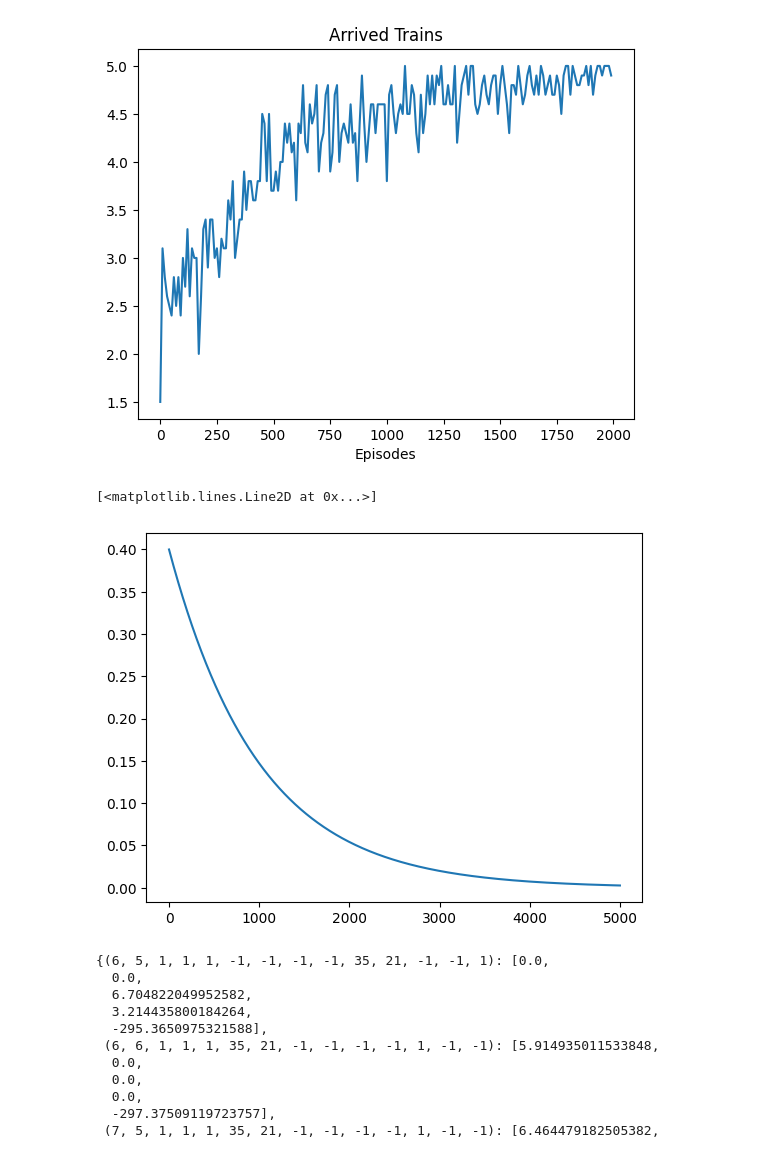
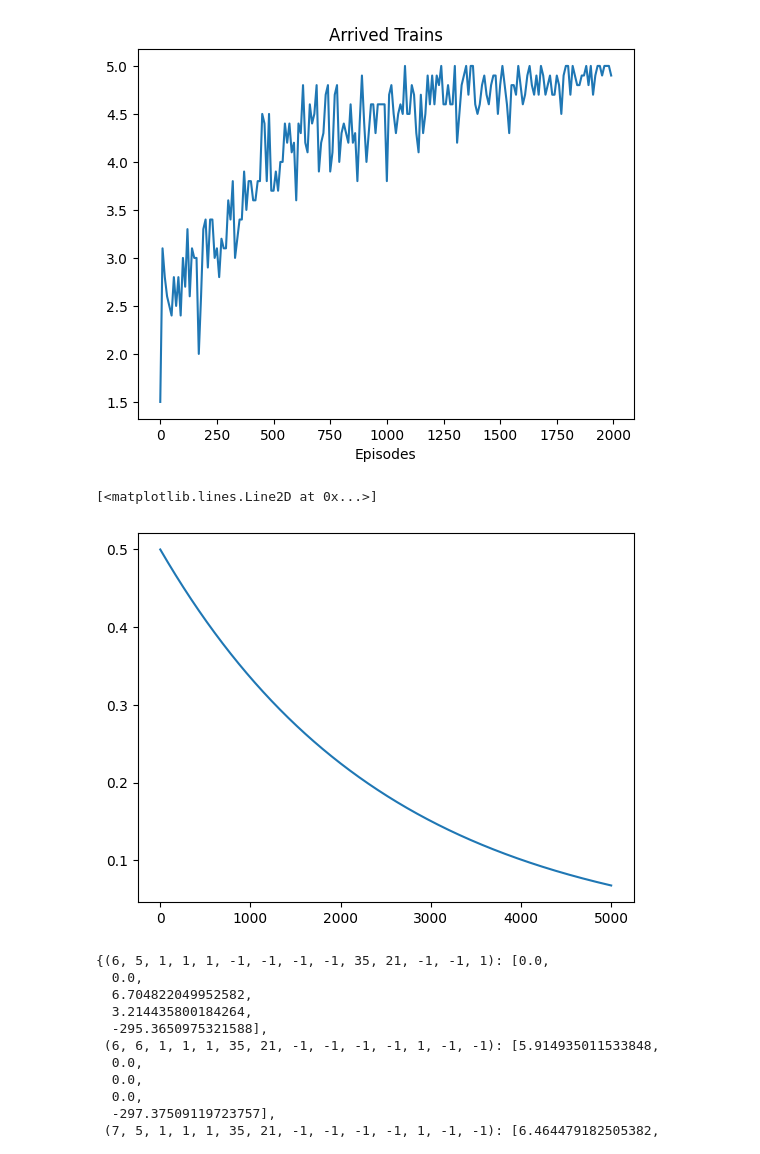
Before and after one commit to gvlos/SwitchFL, a Jupyter notebook: plot.ipynb, the cells around one changed output. Cells and saved outputs as stored; diff of their text form; code cells hidden in the pictures.

```diff
--- a/plot.ipynb
+++ b/plot.ipynb
@@ -51,11 +51,11 @@ plt.xlabel('Episodes')
 Text(0.5, 0, 'Episodes')
 [figure]
 # %%
-decay = 0.4 * (0.999 ** np.arange(5_000))
+decay = 0.5 * (0.9996 ** np.arange(5_000))
 plt.plot(decay)
 # %% [output]
 [<matplotlib.lines.Line2D at 0x...>]
-[figure, old version]
+[figure, new version]
 # %%
 import pickle
 filename = os.path.join(out_dir, "checkpoint_4000.pkl")
```
Also changed, not shown: parts of 6 cells of this notebook, 5 other files.
